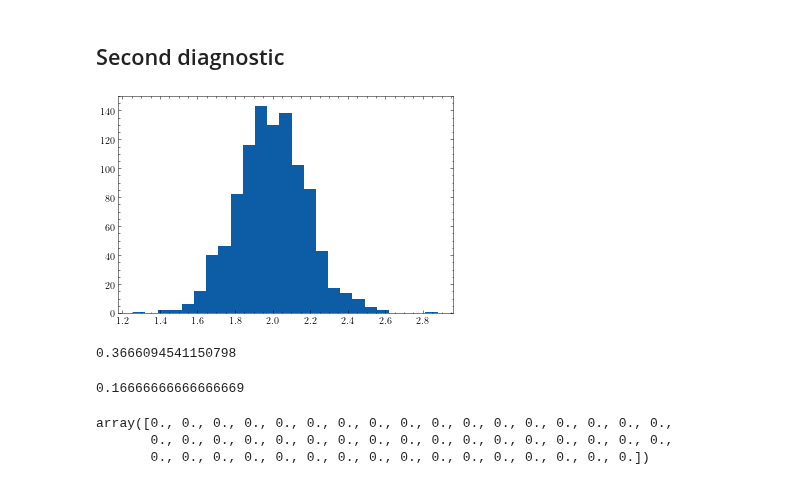
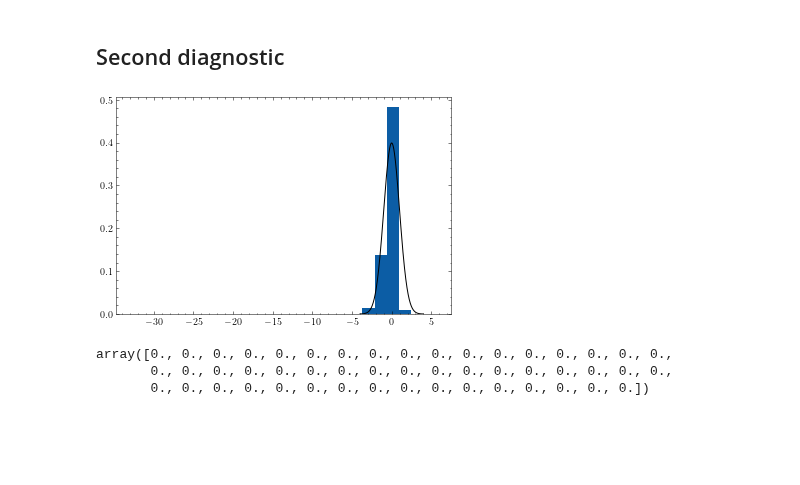
Before and after one commit to lucasmoschen/bivariate-beta, a Jupyter notebook: notebooks/notebook_for_experimentation.ipynb, the cells around one changed output. Cells and saved outputs as stored; diff of their text form; code cells hidden in the pictures; blank space fills up the shorter version.

```diff
--- a/notebooks/notebook_for_experimentation.ipynb
+++ b/notebooks/notebook_for_experimentation.ipynb
@@ -28,7 +28,7 @@ from autograd import grad
 import autograd.numpy as np
 
 def c(x):
-    return (x[3] - x[0]*x[1])*x[0]*(1-x[0])/x[2] + (1-x[0])*(1-x[1])
+    return x[2]*np.sqrt(x[0]*(1-x[0])*x[1]*(1-x[1])) + (1-x[0])*(1-x[1])
 
 def h(x):
     r = (x[0] + x[1] - 1 + c(x))
@@ -40,45 +40,37 @@ def h(x):
 grad_h = grad(h)
 
 def matrix(x,y):
-    Lambda = np.zeros((4,4))
-    Lambda[:-2,:-2] = np.cov(x,y)
-    Lambda[0,2] = Lambda[2,0] = np.cov(x, (x-x.mean())**2)[0,1]
-    Lambda[1,2] = Lambda[2,1] = np.cov(y, (x-x.mean())**2)[0,1]
-    Lambda[2,2] = np.var((x-x.mean())**2)
-    Lambda[0,3] = Lambda[3,0] = np.cov(x, x*y)[0,1]
-    Lambda[1,3] = Lambda[3,1] = np.cov(y, x*y)[0,1]
-    Lambda[2,3] = Lambda[3,2] = np.cov((x-x.mean())**2, x*y)[0,1]
-    Lambda[3,3] = np.var(x*y)
+    Lambda = np.zeros((3,3))
+    Lambda[:-1,:-1] = np.cov(x,y)
+    Lambda[0,2] = Lambda[2,0] = np.cov(x, (x-x.mean())*(y-y.mean()))[0,1]/(x.var()*y.var())
+    Lambda[1,2] = Lambda[2,1] = np.cov(y, (x-x.mean())*(y-y.mean()))[0,1]/(x.var()*y.var())
+    Lambda[2,2] = np.var((x-x.mean())*(y-y.mean()))/(x.var()*y.var())
     return Lambda
 # %%
 true_alpha = np.array([2,1,1,1])
-n = 100
+n = 30
+
 m1, m2, v1, v2, rho = BivariateBeta(true_alpha).moments()
-moments_true = np.array([m1,m2,v1,rho*np.sqrt(v1*v2) + m1*m2])
+moments_true = np.array([m1,m2,rho])
 derivative = grad_h(moments_true)
 mean = h(moments_true)
 v = []
-for i in range(1000):
+arr = []
+for i in range(5000):
     U = np.random.dirichlet(true_alpha, size=n)
     X = U[:,0] + U[:,1]
     Y = U[:,0] + U[:,2]
-    moments_hat = np.array([X.mean(), Y.mean(), X.var(), (X*Y).mean()])
+    moments_hat = np.array([X.mean(), Y.mean(), np.corrcoef(X,Y)[0,1]])
     Lambda = matrix(X,Y)
-    v.append(moments_hat)
-    #v.append(np.sqrt(n) * (h(moments_hat) - mean) / np.sqrt(derivative @ Lambda @ derivative))
+    #arr.append(np.sqrt(n) * (moments_hat[2] - moments_true[2])/np.sqrt(Lambda[2,2]))
+    v.append(np.sqrt(n) * (h(moments_hat) - mean) / np.sqrt(derivative @ Lambda @ derivative))
 # %%
-plt.hist(np.sqrt(n)*(np.array(v)[:,3] - rho), bins=25)
+plt.hist(v, bins=25, density=True)
+t = np.linspace(-4,4,2000)
+plt.plot(t, norm().pdf(t), color='black')
 plt.show()
 # %% [output]
-[figure, old version]
+[figure, new version]
-# %%
-np.array(v)[:,3].mean()
-# %% [output]
-0.3666094541150798
-# %%
-rho
-# %% [output]
-0.16666666666666669
 # %%
 rng = np.random.default_rng(671289)
 true_alpha = np.array([1e-10,1e-10,2.5,1000.0])
```
